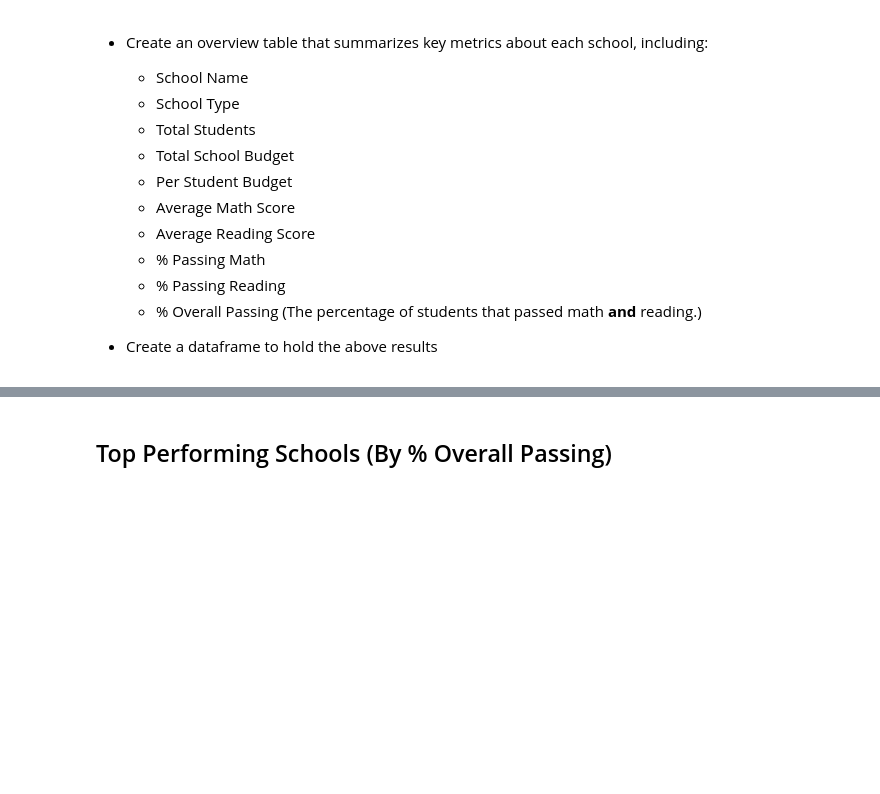
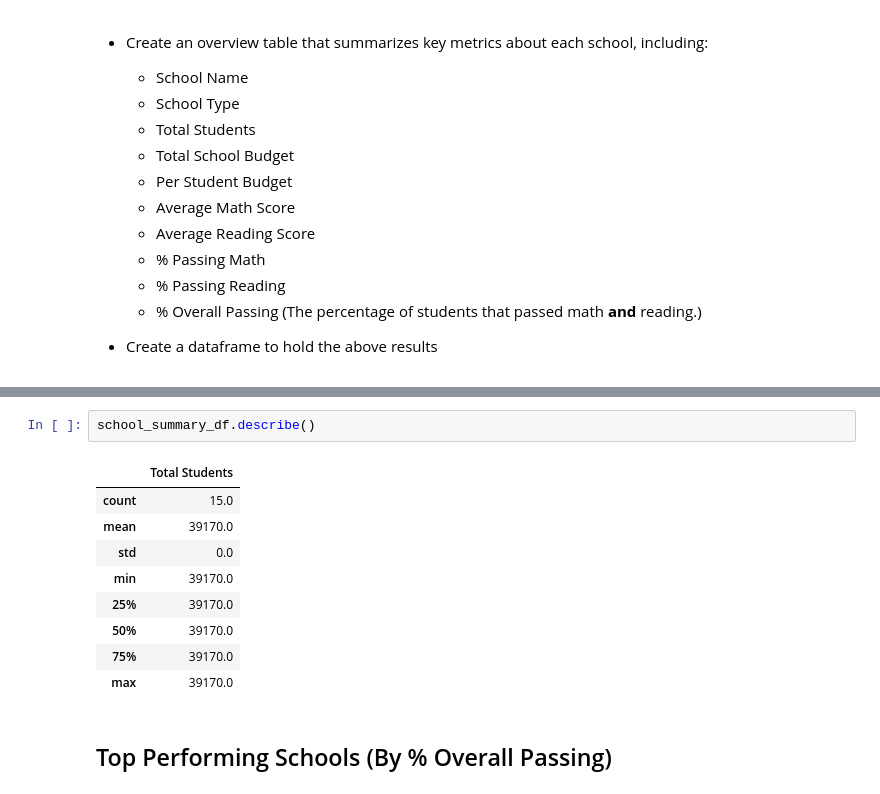
Before and after one commit to LisaCaruana/Panda-challenge, a Jupyter notebook: PyCitySchools_working.ipynb, the cells around one changed output, grey strips where cells are left out. Saved outputs shown, nothing was run; the diff lists cells and outputs as text; blank space fills up the shorter version.

```diff
--- a/PyCitySchools_working.ipynb
+++ b/PyCitySchools_working.ipynb
@@ -156,3 +195,15 @@ SyntaxError: invalid syntax (<ipython-input-69-f61d9dc37b2b>, line 9)
+# %%
+school_summary_df.describe()
+# %% [output]
+|  | Total Students |
+| count | 15.0 |
+| mean | 39170.0 |
+| std | 0.0 |
+| min | 39170.0 |
+| 25% | 39170.0 |
+| 50% | 39170.0 |
+| 75% | 39170.0 |
+| max | 39170.0 |
 # %% [markdown]
 ## Top Performing Schools (By % Overall Passing)
 # %% [markdown]
```
Also changed, not shown: parts of 2 cells of this notebook.
